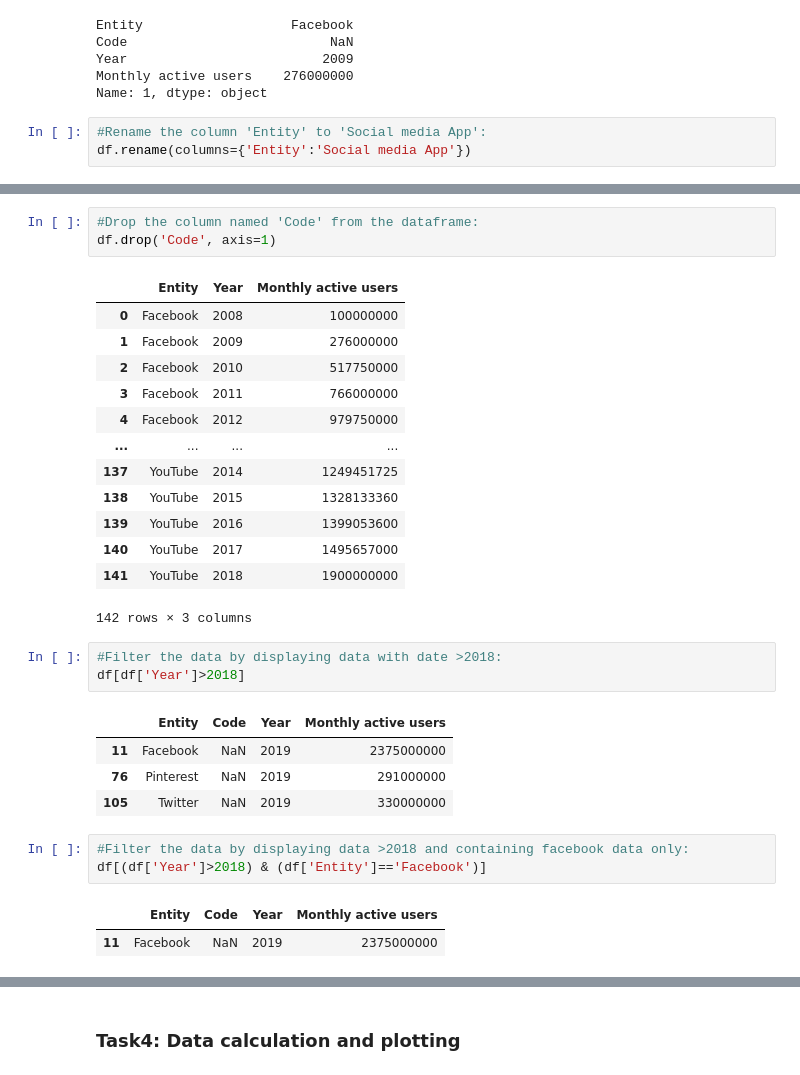
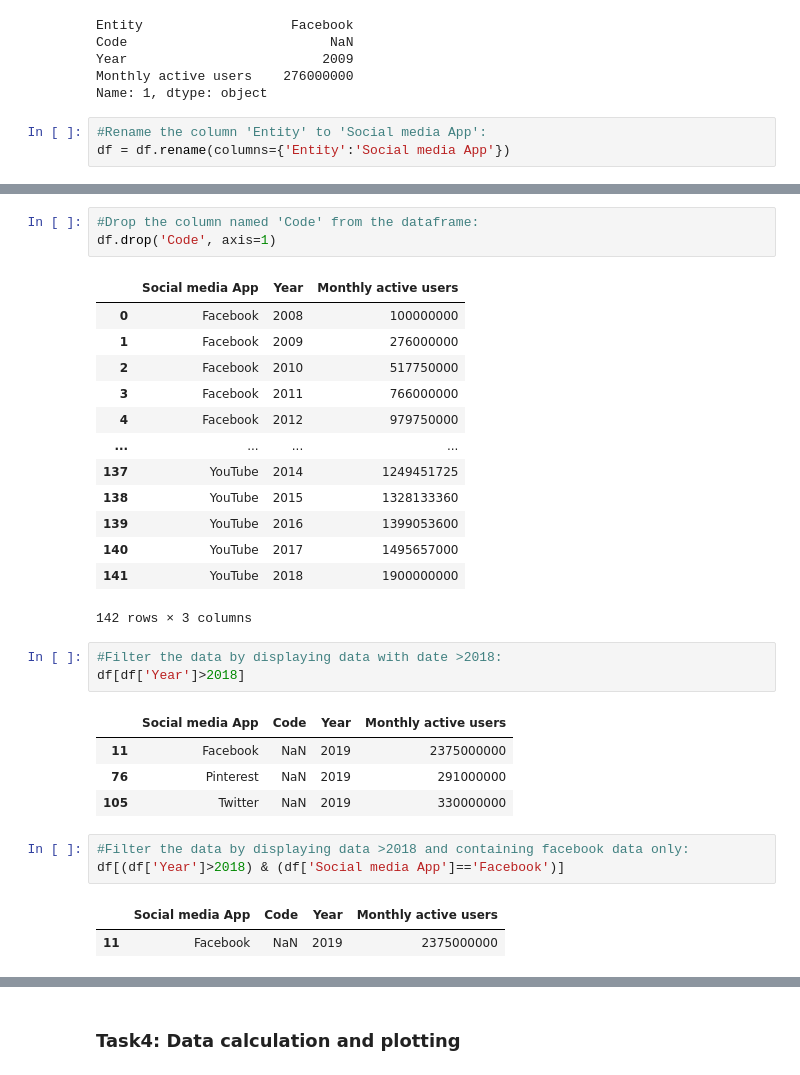
Before and after one commit to BenMasonG/TAA_data_science_bootcamp, a Jupyter notebook: week09_python_pandas/pandas-HL.ipynb, the cells around one changed output, grey strips where cells are left out. Saved outputs shown, nothing was run; the diff lists cells and outputs as text.

```diff
--- a/week09_python_pandas/pandas-HL.ipynb
+++ b/week09_python_pandas/pandas-HL.ipynb
@@ -107,4 +107,4 @@ Monthly active users    276000000
 Name: 1, dtype: object
 # %%
 #Rename the column 'Entity' to 'Social media App':
-df.rename(columns={'Entity':'Social media App'})
+df = df.rename(columns={'Entity':'Social media App'})
@@ -126,7 +112,7 @@ df.rename(columns={'Entity':'Social media App'})
 #Drop the column named 'Code' from the dataframe:
 df.drop('Code', axis=1)
 # %% [output]
-|  | Entity | Year | Monthly active users |
+|  | Social media App | Year | Monthly active users |
 | 0 | Facebook | 2008 | 100000000 |
 | 1 | Facebook | 2009 | 276000000 |
 | 2 | Facebook | 2010 | 517750000 |
@@ -143,15 +129,15 @@ df.drop('Code', axis=1)
 #Filter the data by displaying data with date >2018:
 df[df['Year']>2018]
 # %% [output]
-|  | Entity | Code | Year | Monthly active users |
+|  | Social media App | Code | Year | Monthly active users |
 | 11 | Facebook | NaN | 2019 | 2375000000 |
 | 76 | Pinterest | NaN | 2019 | 291000000 |
 | 105 | Twitter | NaN | 2019 | 330000000 |
 # %%
 #Filter the data by displaying data >2018 and containing facebook data only:
-df[(df['Year']>2018) & (df['Entity']=='Facebook')]
+df[(df['Year']>2018) & (df['Social media App']=='Facebook')]
 # %% [output]
-|  | Entity | Code | Year | Monthly active users |
+|  | Social media App | Code | Year | Monthly active users |
 | 11 | Facebook | NaN | 2019 | 2375000000 |
 # %%
 #Count unique values in the 'Social media App' column:
```
Also changed, not shown: parts of 6 cells of this notebook.
